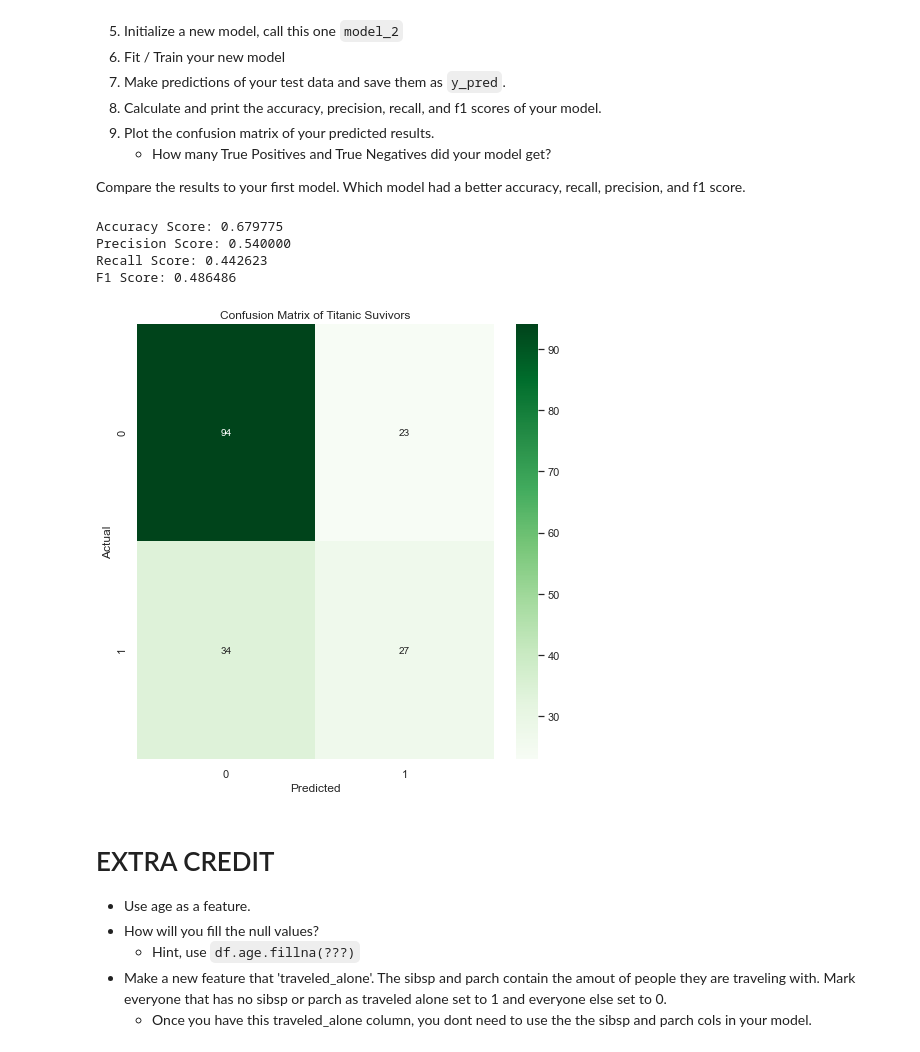
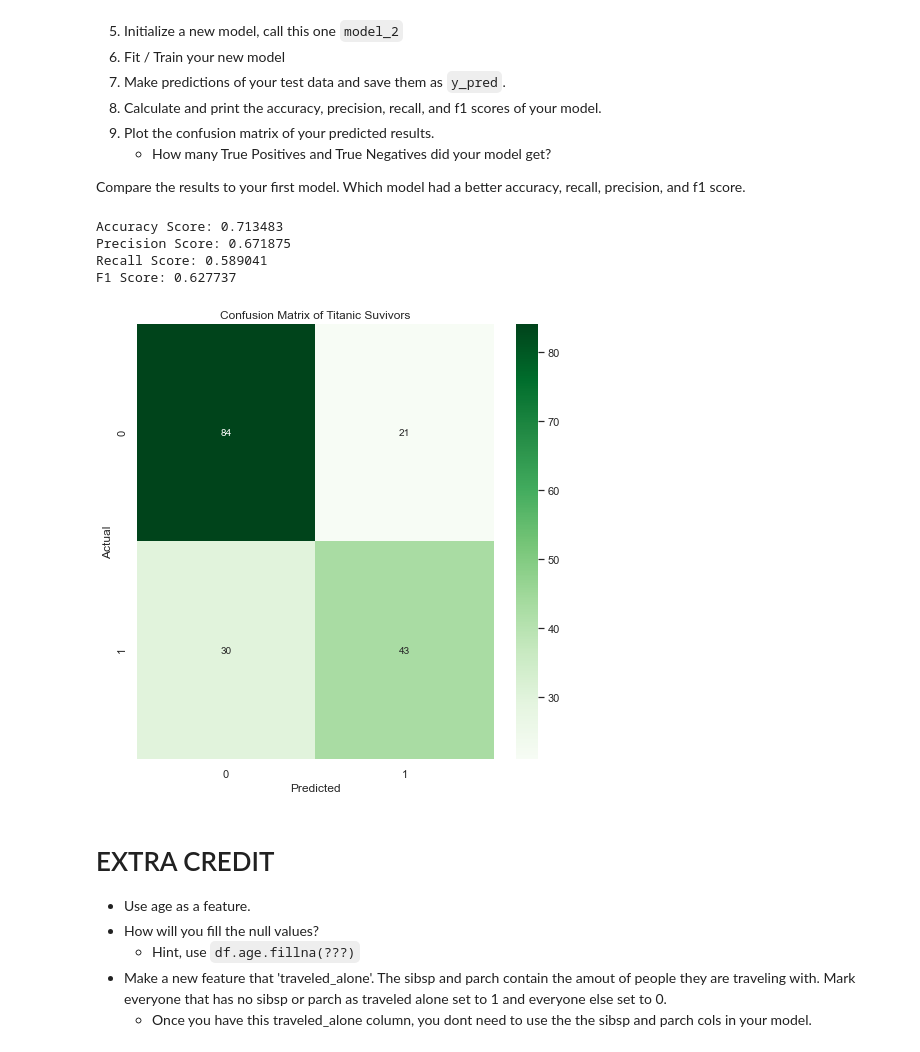
Before and after one commit to LiKenun/2021-fall-data-science, a Jupyter notebook: Week-03-Intro-To-ML/Exercise-Logistic-Regression.ipynb, the cells around one changed output. Cells and saved outputs as stored; diff of their text form; code cells hidden in the pictures.

Commit message:
Corrected week 3 homework; second and third training sets selected less columns than required

```diff
--- a/Week-03-Intro-To-ML/Exercise-Logistic-Regression.ipynb
+++ b/Week-03-Intro-To-ML/Exercise-Logistic-Regression.ipynb
@@ -112,7 +112,8 @@ y = df['survived']
 # Split our data into the testing and training groups.
 # %%
 # Split our data into testing and training.
-X_train, X_test, y_train, y_test = train_test_split(X, y, test_size=0.2, random_state=45)
+RANDOM_STATE = 0 # To be used for all subsequent trainings
+X_train, X_test, y_train, y_test = train_test_split(X, y, test_size=0.2, random_state=RANDOM_STATE)
 
 # Print the length and width of our testing data.
 print(X_train.shape, X_test.shape)
@@ -224,11 +231,21 @@ Compare the results to your first model. Which model had a better accuracy, reca
 df = pd.read_csv('data/titanic.csv')
 
 # Run pd.get_dummies on pclass and embarked of your DataFrame.
-df.dropna(subset=['embarked'], inplace=True) # “embarked” was one of the columns with null values.
-df = pd.get_dummies(df, columns=['pclass', 'embarked'], drop_first=True)
+df.dropna(subset=['embarked'],
+          inplace=True) # “embarked” was one of the columns with null values.
+df = pd.get_dummies(df,
+                    columns=['sex',
+                             'pclass',
+                             'embarked'],
+                    drop_first=True)
 
 # Update your `selected_features` to include the new pclass and embarked features.
-selected_features_2 = ['pclass_2', 'pclass_3', 'embarked_Q', 'embarked_S']
+selected_features_2 = ['fare',
+                       'sex_male',
+                       'pclass_2',
+                       'pclass_3',
+                       'embarked_Q',
+                       'embarked_S']
 
 # Define your X and y variables
 X = df[selected_features_2]
@@ -236,52 +253,58 @@ y = df['survived']
 
 # Split our data into testing and training.
 # !!! Remeber to use the same random state as you used before
-X_train, X_test, y_train, y_test = train_test_split(X, y, test_size=0.2, random_state=45)
+X_train, X_test, y_train, y_test = train_test_split(X, y, test_size=0.2, random_state=RANDOM_STATE)
 
 # Initalize our model_2
 model_2 = LogisticRegression()
 
 # Fit / Train our model using our training data.
-model_2.fit(X_train, y_train)
+model_2.fit(X_train,
+            y_train)
 
 # Make new predicitions using our testing data.
 y_pred = model_2.predict(X_test)
 
 # Calculate our accuracy
-accuracy_2 = accuracy_score(y_test, y_pred)
+accuracy_2 = accuracy_score(y_test,
+                            y_pred)
 
 # Calculate our precision score
-precision_2 = precision_score(y_test, y_pred)
+precision_2 = precision_score(y_test,
+                              y_pred)
 
 # Calculate our recall score
-recall_2 = recall_score(y_test, y_pred)
+recall_2 = recall_score(y_test,
+                        y_pred)
 
 # Calculate your f1-score
-f1_2 = f1_score(y_test, y_pred)
+f1_2 = f1_score(y_test,
+                y_pred)
 
 # Print each of our scores to inspect performance.
 print("Accuracy Score: %f" % accuracy_2)
 print("Precision Score: %f" % precision_2)
 print("Recall Score: %f" % recall_2)
 print('F1 Score: %f' % f1_2)
 
 # Plot your confusion matrix.
-cm = confusion_matrix(y_test, y_pred)
+cm = confusion_matrix(y_test,
+                      y_pred)
 fig = plt.figure(figsize=(8,8))
 sns.heatmap(cm,
             annot=True,
             fmt='.0f',
             cmap='Greens')
 plt.xlabel('Predicted')
 plt.ylabel('Actual')
 plt.title("Confusion Matrix of Titanic Suvivors")
 tn, fp, fn, tp = confusion_matrix(y_test, y_pred).ravel()
 # %% [output]
-Accuracy Score: 0.679775
-Precision Score: 0.540000
-Recall Score: 0.442623
-F1 Score: 0.486486
+Accuracy Score: 0.713483
+Precision Score: 0.671875
+Recall Score: 0.589041
+F1 Score: 0.627737
-[figure, old version]
+[figure, new version]
 # %% [markdown]
 # EXTRA CREDIT
 * Use age as a feature.
```
Also changed, not shown: parts of 12 cells of this notebook.
